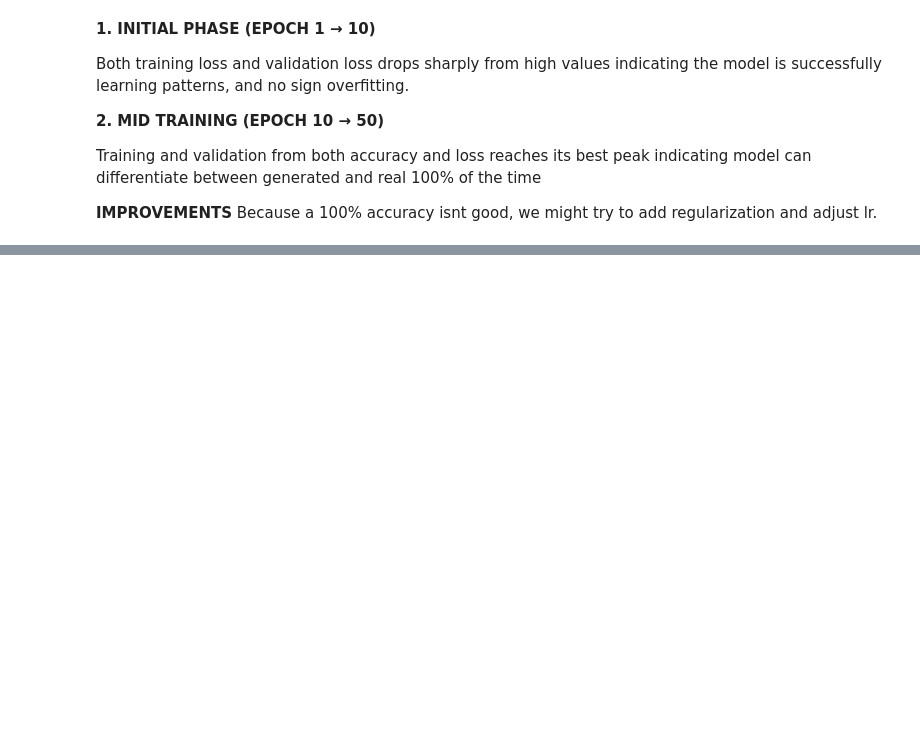
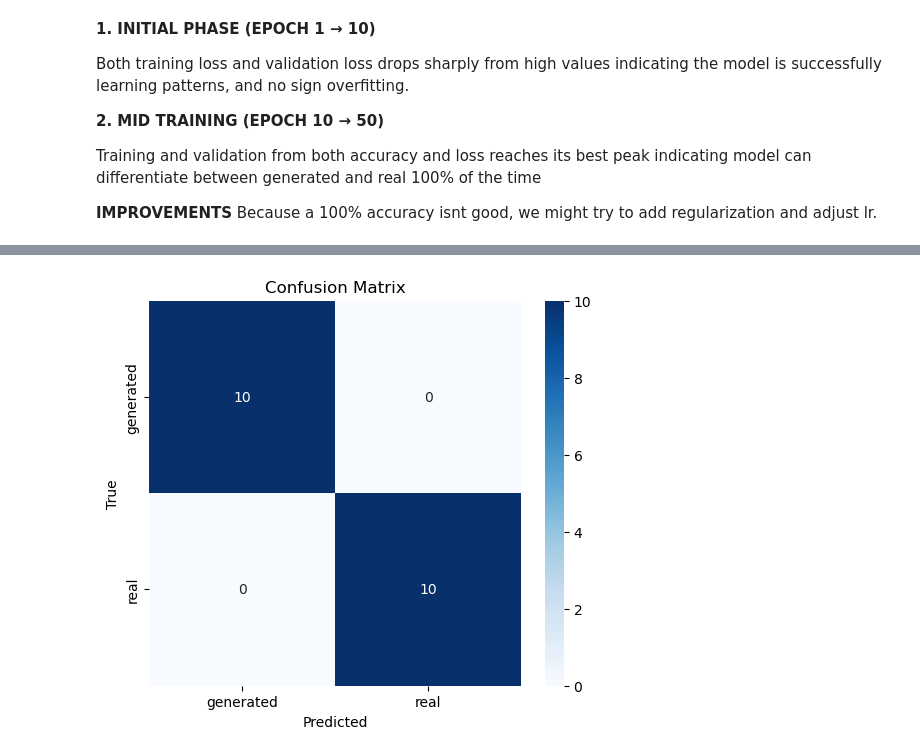
Before and after one commit to Yosxxx/CIFAR-100-dataset, a Jupyter notebook: 2702266556/E - I/main.ipynb, the cells around one changed output, grey strips where cells are left out. Saved outputs shown, nothing was run; the diff lists cells and outputs as text; code cells hidden in the pictures; blank space fills up the shorter version.

```diff
--- a/2702266556/E - I/main.ipynb
+++ b/2702266556/E - I/main.ipynb
@@ -370,0 +375,5 @@ plt.show()
+# %%
+test_dataset = datasets.ImageFolder("./test", transform=transform)
+test_loader = DataLoader(test_dataset, batch_size=32, shuffle=False)
+
+print("Test classes:", test_dataset.classes)
@@ -370,0 +382,12 @@ plt.show()
+# %%
+model.eval()
+all_preds = []
+all_labels = []
+
+with torch.no_grad():
+    for imgs, labels in test_loader:
+        imgs = imgs.to(device)
+        outputs = model(imgs)
+        preds = outputs.argmax(dim=1).cpu().numpy()
+        all_preds.extend(preds)
+        all_labels.extend(labels.numpy())
@@ -370,0 +407,15 @@ plt.show()
+# %%
+import seaborn as sns
+import matplotlib.pyplot as plt
+
+cm = confusion_matrix(all_labels, all_preds)
+plt.figure(figsize=(6,5))
+sns.heatmap(cm, annot=True, fmt="d", cmap="Blues",
+            xticklabels=test_dataset.classes,
+            yticklabels=test_dataset.classes)
+plt.xlabel("Predicted")
+plt.ylabel("True")
+plt.title("Confusion Matrix")
+plt.show()
+# %% [output]
+[figure, added]
```
Also changed, not shown: parts of 13 cells of this notebook.
